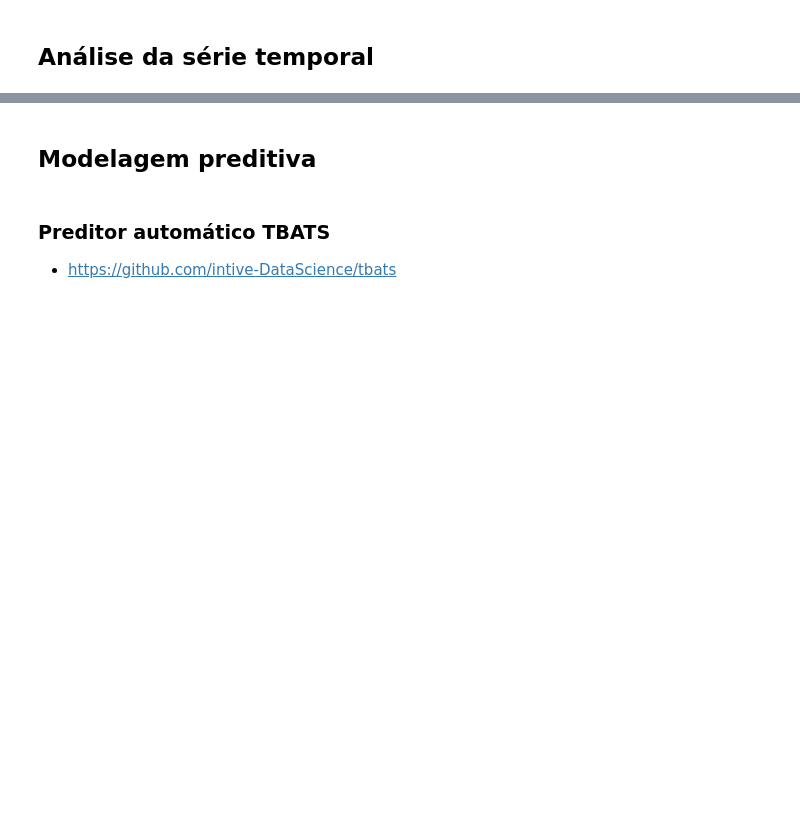
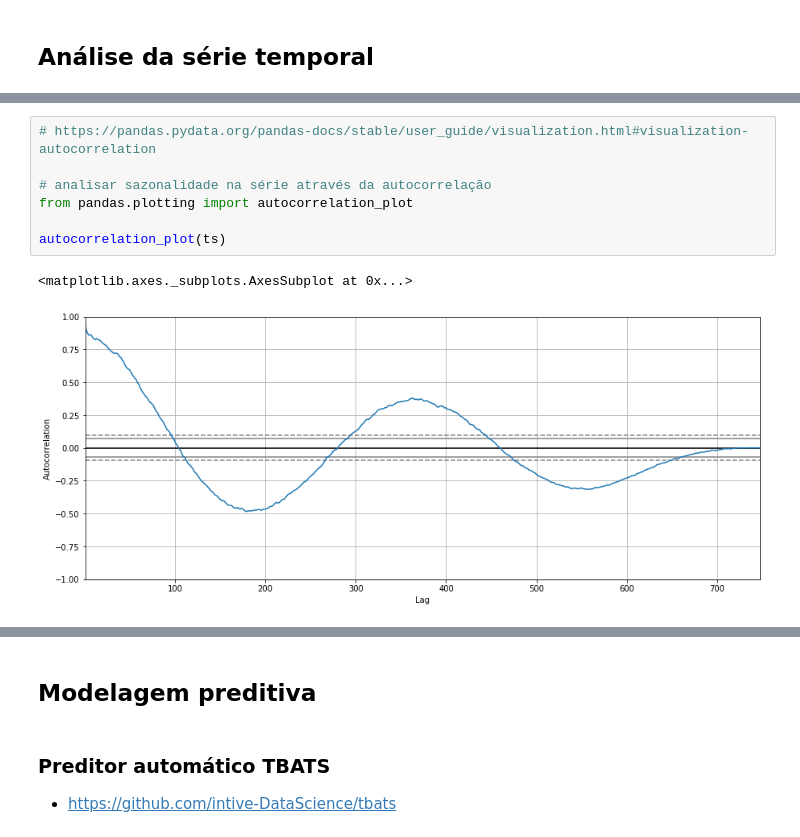
Before and after one commit to hjort/ai-labs, a Jupyter notebook: kaggle/serpro-weather/Weather - 5 Previsão com TBATS.ipynb, the cells around one changed output, grey strips where cells are left out. Saved outputs shown, nothing was run; the diff lists cells and outputs as text; blank space fills up the shorter version.

```diff
--- a/kaggle/serpro-weather/Weather - 5 Previsão com TBATS.ipynb
+++ b/kaggle/serpro-weather/Weather - 5 Previsão com TBATS.ipynb
@@ -158,0 +174,10 @@ plt.show()
+# %%
+# https://pandas.pydata.org/pandas-docs/stable/user_guide/visualization.html#visualization-autocorrelation
+
+# analisar sazonalidade na série através da autocorrelação
+from pandas.plotting import autocorrelation_plot
+
+autocorrelation_plot(ts)
+# %% [output]
+<matplotlib.axes._subplots.AxesSubplot at 0x...>
+[figure, added]
```
Also changed, not shown: parts of 28 cells of this notebook, 9 other files.
